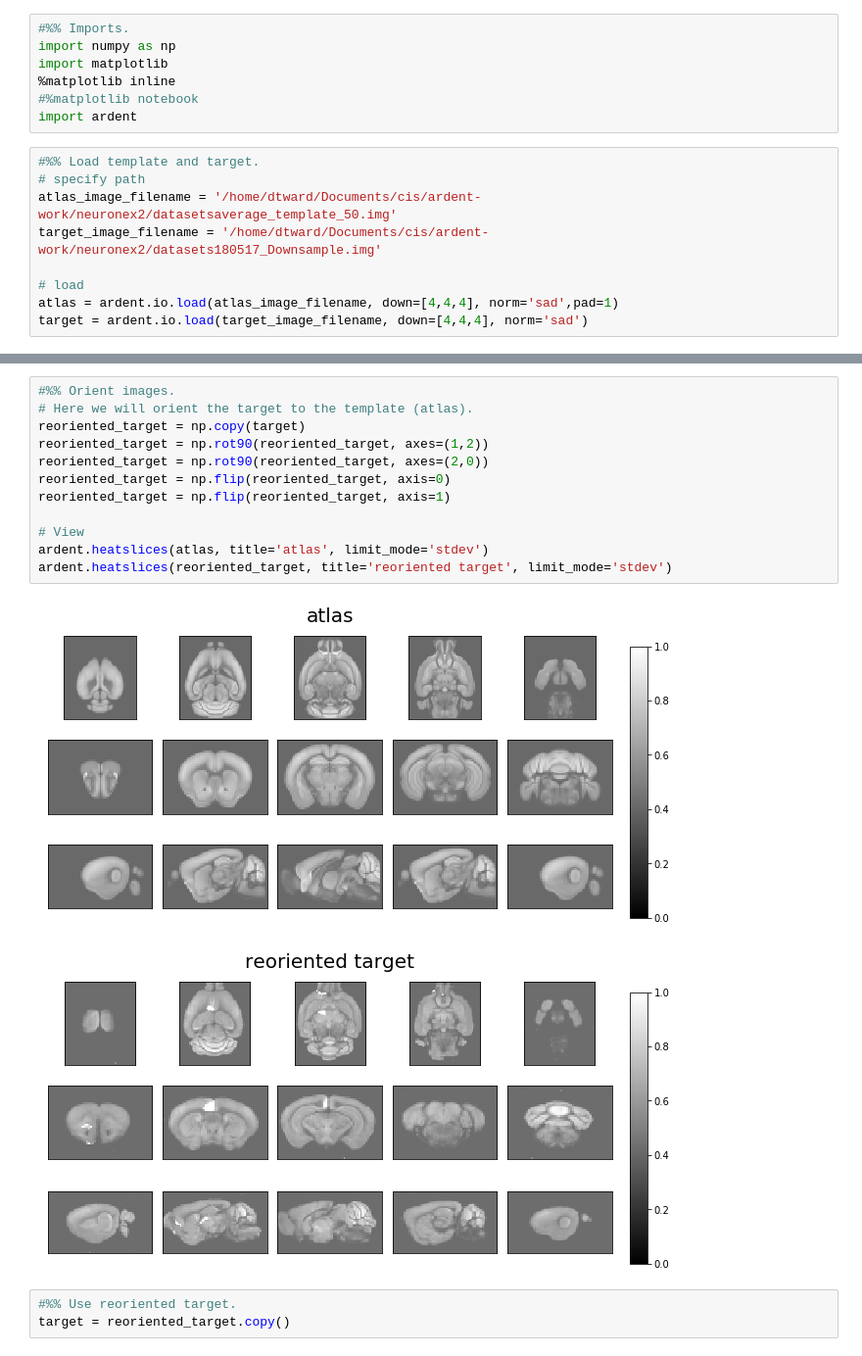
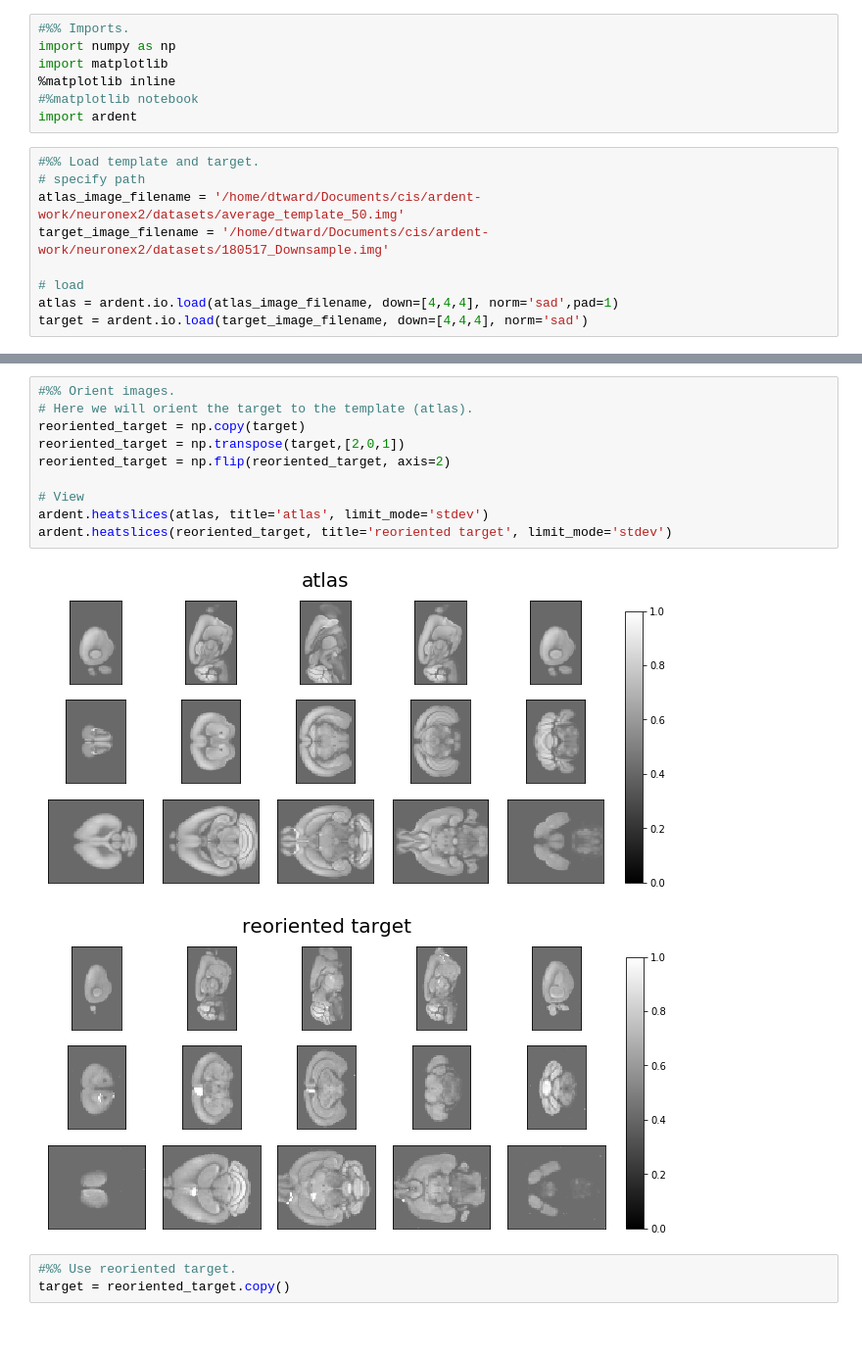
Before and after one commit to neurodata/ardent, a Jupyter notebook: demo-CCF-STPT.ipynb, the cells around one changed output, grey strips where cells are left out. Shown at 98% size. Saved outputs shown, nothing was run; the diff lists cells and outputs as text.

```diff
--- a/demo-CCF-STPT.ipynb
+++ b/demo-CCF-STPT.ipynb
@@ -8,8 +8,8 @@ import ardent
 # %%
 #%% Load template and target.
 # specify path
-atlas_image_filename = '/home/dtward/Documents/cis/ardent-work/neuronex2/datasetsaverage_template_50.img'
-target_image_filename = '/home/dtward/Documents/cis/ardent-work/neuronex2/datasets180517_Downsample.img'
+atlas_image_filename = '/home/dtward/Documents/cis/ardent-work/neuronex2/datasets/average_template_50.img'
+target_image_filename = '/home/dtward/Documents/cis/ardent-work/neuronex2/datasets/180517_Downsample.img'
 
 # load
 atlas = ardent.io.load(atlas_image_filename, down=[4,4,4], norm='sad',pad=1)
@@ -24,18 +24,16 @@ ardent.heatslices(target, title='target', limit_mode='stdev')
 # %%
 #%% Orient images.
 # Here we will orient the target to the template (atlas).
 reoriented_target = np.copy(target)
-reoriented_target = np.rot90(reoriented_target, axes=(1,2))
-reoriented_target = np.rot90(reoriented_target, axes=(2,0))
-reoriented_target = np.flip(reoriented_target, axis=0)
-reoriented_target = np.flip(reoriented_target, axis=1)
+reoriented_target = np.transpose(target,[2,0,1])
+reoriented_target = np.flip(reoriented_target, axis=2)
 
 # View
 ardent.heatslices(atlas, title='atlas', limit_mode='stdev')
 ardent.heatslices(reoriented_target, title='reoriented target', limit_mode='stdev')
 # %% [output]
-[figure, old version]
+[figure, new version]
-[figure, old version]
+[figure, new version]
 # %%
 #%% Use reoriented target.
 target = reoriented_target.copy()
```
Also changed, not shown: parts of 3 cells of this notebook, 3 other files.
